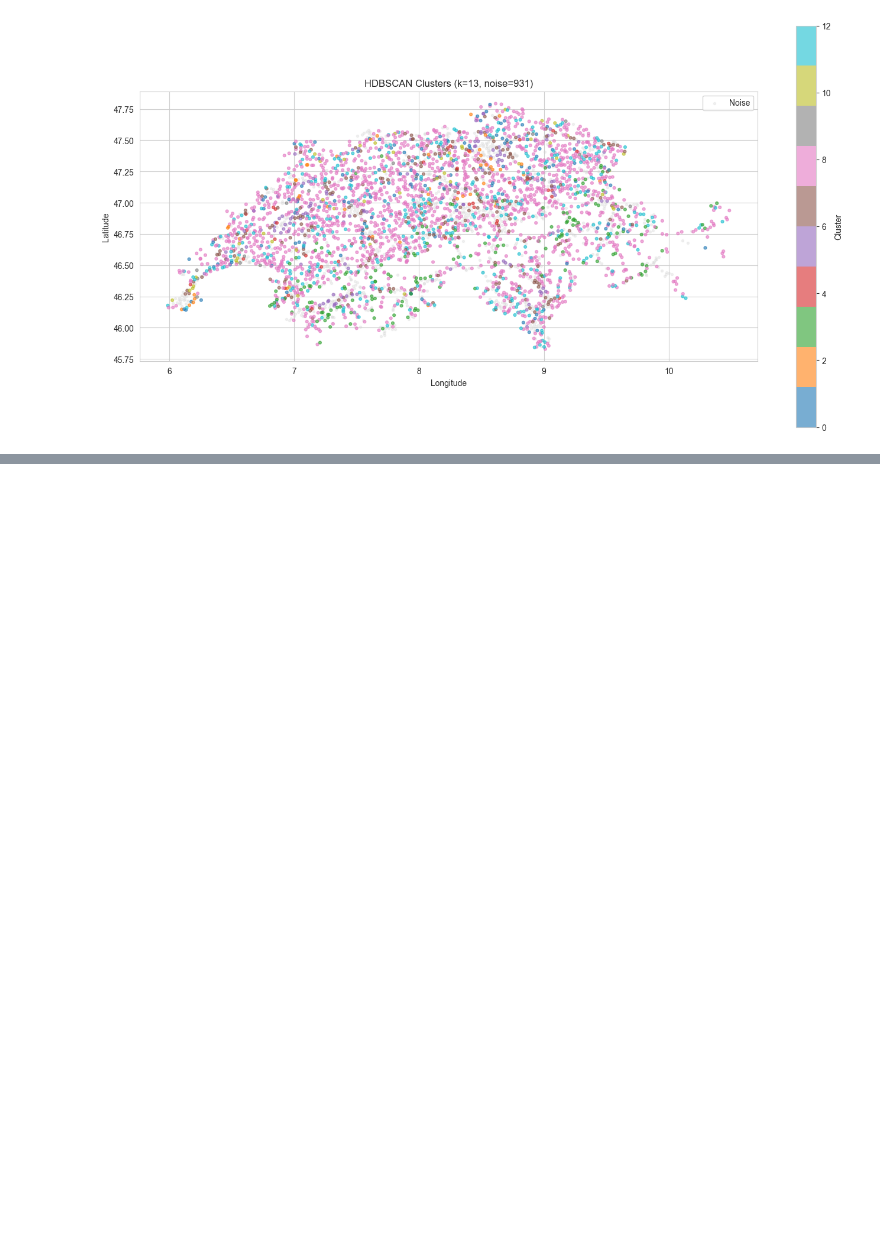
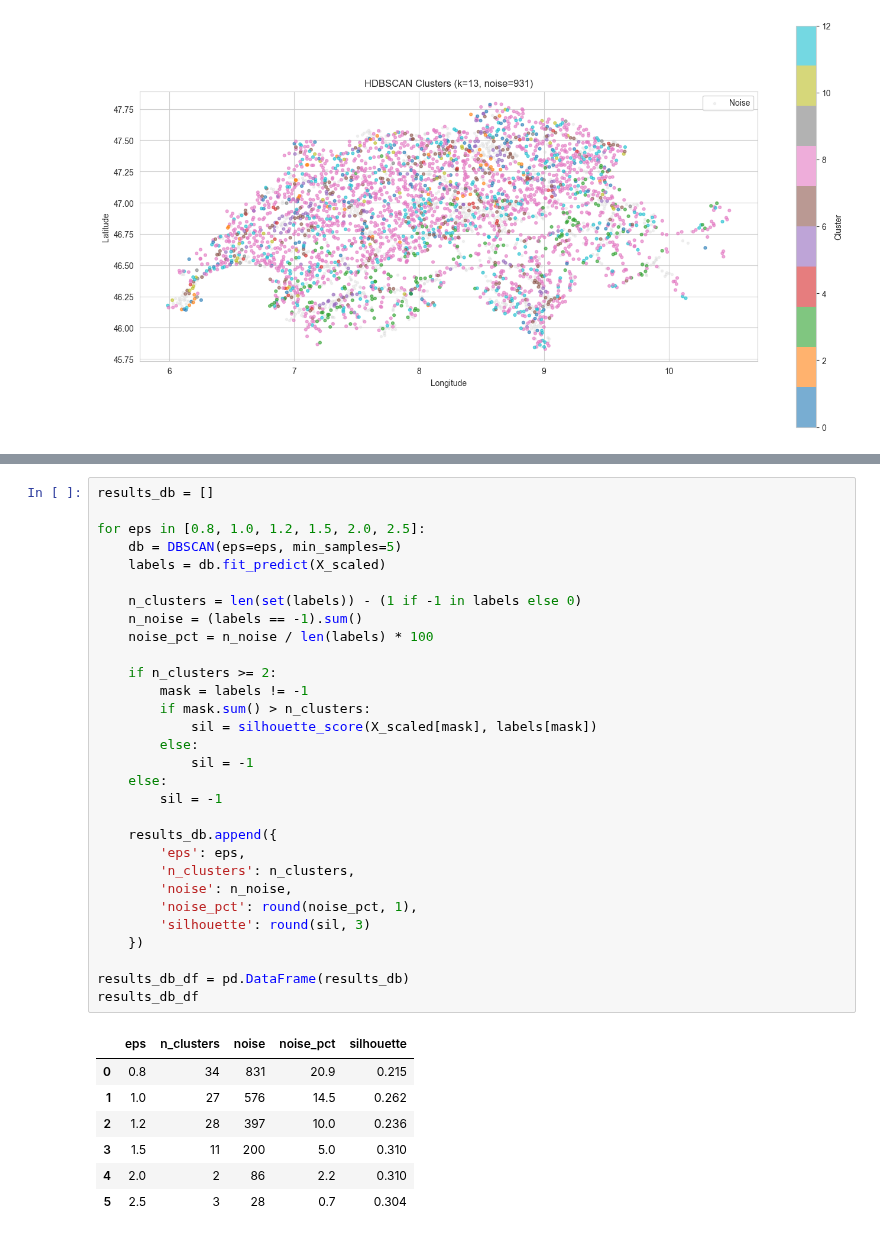
Before and after one commit to maybebool/swiss-airspace-obstacle-profiling, a Jupyter notebook: notebooks/Cluster_Evaluation.ipynb, the cells around one changed output, grey strips where cells are left out. Drawn from its saved outputs; the diff is of its cells as text; blank space fills up the shorter version.

```diff
--- a/notebooks/Cluster_Evaluation.ipynb
+++ b/notebooks/Cluster_Evaluation.ipynb
@@ -132,0 +207,38 @@ plt.show()
+# %%
+results_db = []
+
+for eps in [0.8, 1.0, 1.2, 1.5, 2.0, 2.5]:
+    db = DBSCAN(eps=eps, min_samples=5)
+    labels = db.fit_predict(X_scaled)
+
+    n_clusters = len(set(labels)) - (1 if -1 in labels else 0)
+    n_noise = (labels == -1).sum()
+    noise_pct = n_noise / len(labels) * 100
+
+    if n_clusters >= 2:
+        mask = labels != -1
+        if mask.sum() > n_clusters:
+            sil = silhouette_score(X_scaled[mask], labels[mask])
+        else:
+            sil = -1
+    else:
+        sil = -1
+
+    results_db.append({
+        'eps': eps,
+        'n_clusters': n_clusters,
+        'noise': n_noise,
+        'noise_pct': round(noise_pct, 1),
+        'silhouette': round(sil, 3)
+    })
+
+results_db_df = pd.DataFrame(results_db)
+results_db_df
+# %% [output]
+|  | eps | n_clusters | noise | noise_pct | silhouette |
+| 0 | 0.8 | 34 | 831 | 20.9 | 0.215 |
+| 1 | 1.0 | 27 | 576 | 14.5 | 0.262 |
+| 2 | 1.2 | 28 | 397 | 10.0 | 0.236 |
+| 3 | 1.5 | 11 | 200 | 5.0 | 0.310 |
+| 4 | 2.0 | 2 | 86 | 2.2 | 0.310 |
+| 5 | 2.5 | 3 | 28 | 0.7 | 0.304 |
```
Also changed, not shown: parts of 7 cells of this notebook.
